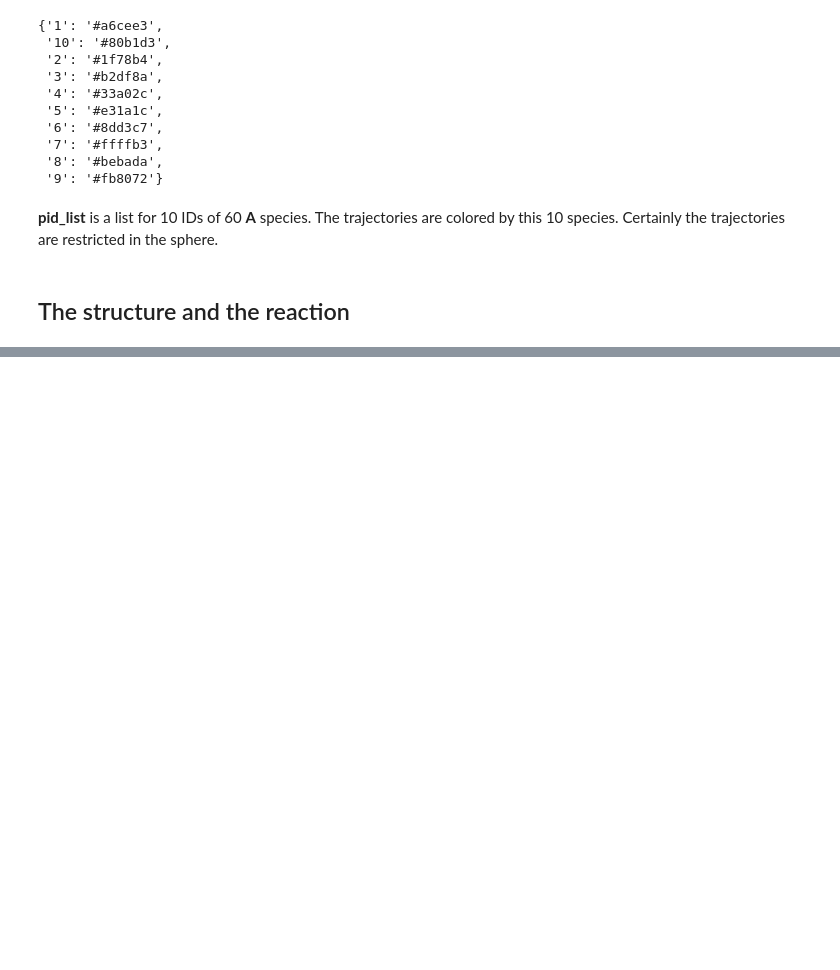
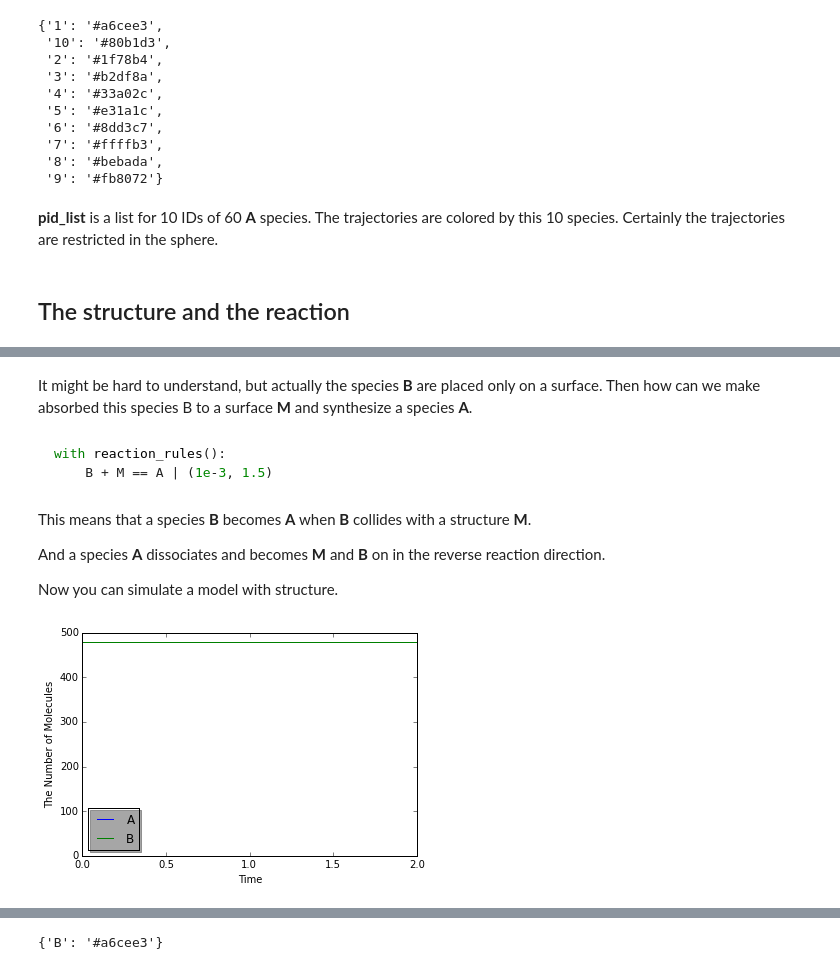
Before and after one commit to ecell/ecell4_base, a Jupyter notebook: ipynb/Tutorials/Spatiocyte.ipynb, the cells around one changed output, grey strips where cells are left out. Drawn from its saved outputs; the diff is of its cells as text; code cells hidden in the pictures; blank space fills up the shorter version.

Commit message:
add a section "The structure and the reaction"

````diff
--- a/ipynb/Tutorials/Spatiocyte.ipynb
+++ b/ipynb/Tutorials/Spatiocyte.ipynb
@@ -328,0 +303,20 @@ Certainly the trajectories are restricted in the sphere.
+# %%
+from ecell4 import *
+
+with species_attributes():
+    A | {'D': '0.1', 'location': 'M'}
+    B | {'D': '1'}
+
+m  = get_model()
+
+w = lattice.LatticeWorld(Real3(1, 1, 1))
+w.bind_to(m)
+
+origin = Real3(0, 0, 0.5)
+unit0 = Real3(1, 0, 0)
+unit1 = Real3(0, 1, 0)
+w.add_structure(
+    Species('M'), PlanarSurface(origin, unit0, unit1))  # Create a structure first
+
+w.add_molecules(Species('B'), 480)  # Throw-in B-molecules
+viz.plot_world(w, species_list=('A', 'B'))
@@ -328,0 +326,28 @@ Certainly the trajectories are restricted in the sphere.
+# %% [markdown]
+It might be hard to understand, but actually the species **B** are placed only on a surface.
+Then how can we make absorbed this species B to a surface **M** and synthesize a species **A**.
+# %% [markdown]
+```python
+with reaction_rules():
+    B + M == A | (1e-3, 1.5)
+```
+# %% [markdown]
+This means that a species **B** becomes **A** when **B** collides with a structure **M**.
+
+And a species **A** dissociates and becomes **M** and **B** on in the reverse reaction direction.
+
+Now you can simulate a model with structure.
+# %%
+%matplotlib inline
+
+with reaction_rules():
+    B + M == A | (1e-3, 1.5)
+
+sim = lattice.LatticeSimulator(w)
+obs = NumberObserver(('A', 'B'))
+sim.run(2, obs)
+
+viz.plot_number_observer(obs)
+viz.plot_world(w, species_list=('A', 'B'))
+# %% [output]
+[figure, added]
@@ -328,0 +355 @@ Certainly the trajectories are restricted in the sphere.
+{'B': '#a6cee3'}
````
Also changed, not shown: parts of 12 cells of this notebook.
